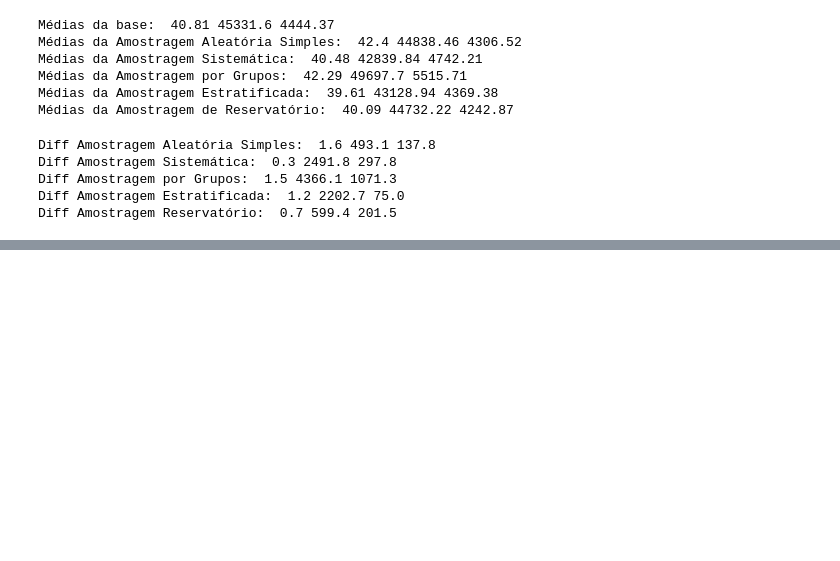
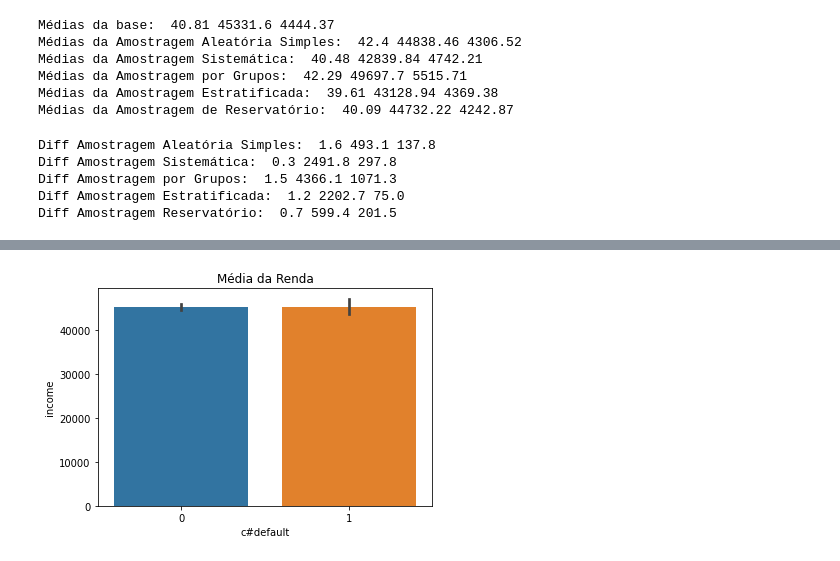
Before and after one commit to Gabrieleas10/Distribuicoes_Probabilidades, a Jupyter notebook: estatistica_completa.ipynb, the cells around one changed output, grey strips where cells are left out. Drawn from its saved outputs; the diff is of its cells as text; code cells hidden in the pictures; blank space fills up the shorter version.

```diff
--- a/estatistica_completa.ipynb
+++ b/estatistica_completa.ipynb
@@ -287,0 +310,6 @@ Diff Amostragem Reservatório:  0.7 599.4 201.5
+# %%
+# plot da média de renda quem pagou ou não a dívida
+# 0 a pessoa pagou a dívida e 1 o cliente é inadimplente
+sns.barplot(data= df, y='income', x='c#default', estimator=np.mean).set_title('Média da Renda');
+# %% [output]
+[figure, added]
```
Also changed, not shown: parts of 6 cells of this notebook.
